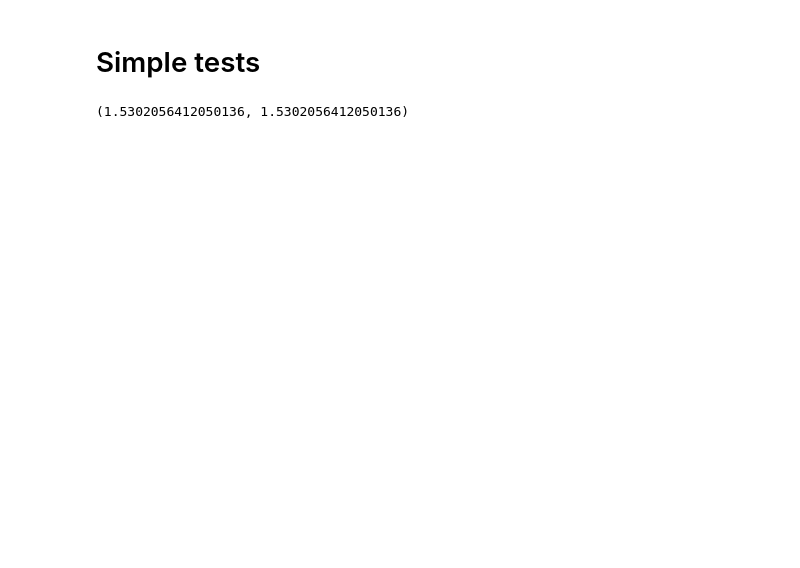
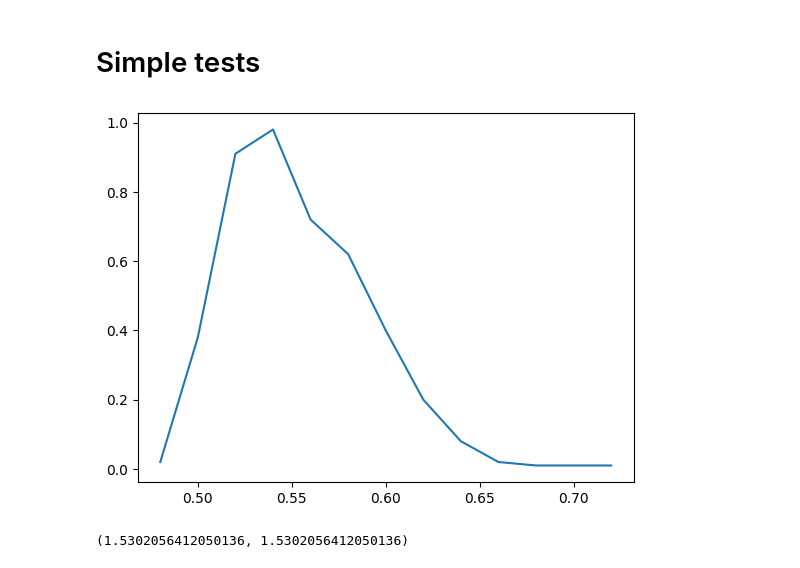
Before and after one commit to bcarry/ska, a Jupyter notebook: sandbox/test_ska.ipynb, the cells around one changed output. Saved outputs shown, nothing was run; the diff lists cells and outputs as text; code cells hidden in the pictures; blank space fills up the shorter version.

Commit message:
plot filter

```diff
--- a/sandbox/test_ska.ipynb
+++ b/sandbox/test_ska.ipynb
@@ -19,6 +19,10 @@ V = ska.Filter('Generic/Johnson.V')
 J = ska.Filter('2MASS/2MASS.J')
 H = ska.Filter('Paranal/VISTA.H')
 K = ska.Filter('Paranal/VISTA.Ks')
+# %%
+f, a  = V.plot_transmission()
+# %% [output]
+[figure, added]
 # %%
 from ska import Filter
 
```
Also changed, not shown: parts of 1 cell of this notebook, 2 other files.
